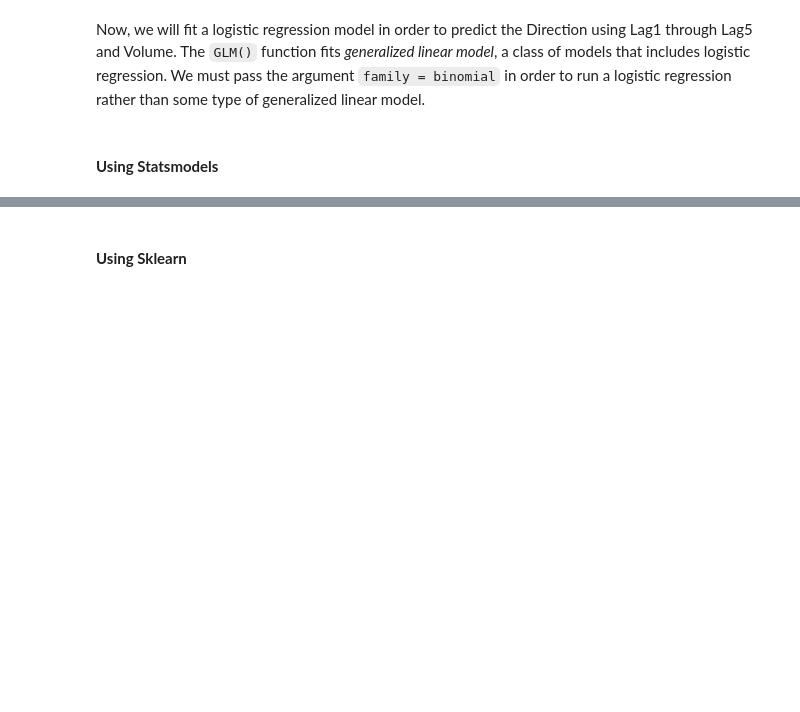
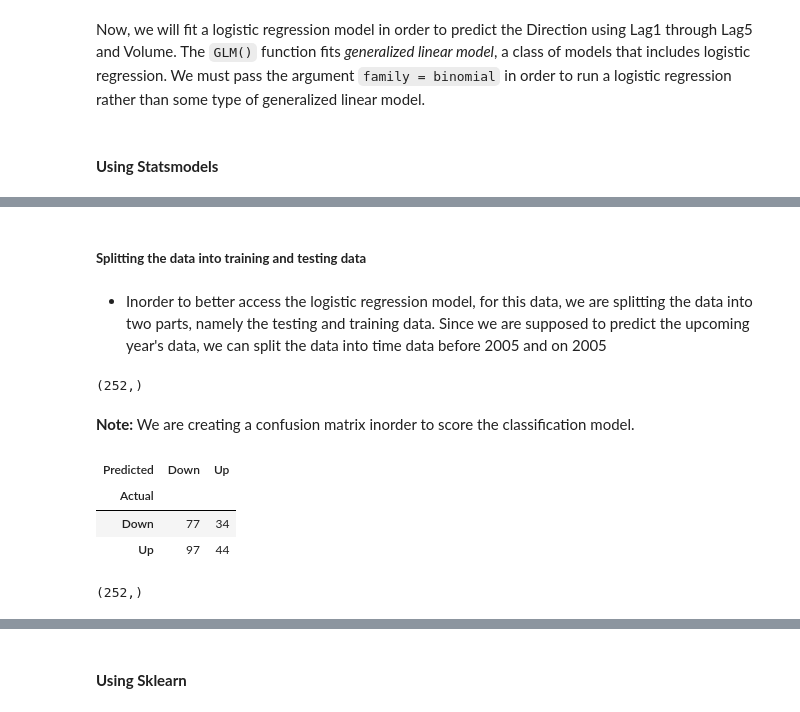
Before and after one commit to Revanthshalon/Machine-Learning, a Jupyter notebook: An Introduction to Statistical Learning/Unit 4 - Classification/Unit 4 Lab & Exercises.ipynb, the cells around one changed output, grey strips where cells are left out. Drawn from its saved outputs; the diff is of its cells as text; code cells hidden in the pictures; blank space fills up the shorter version.

```diff
--- a/An Introduction to Statistical Learning/Unit 4 - Classification/Unit 4 Lab & Exercises.ipynb
+++ b/An Introduction to Statistical Learning/Unit 4 - Classification/Unit 4 Lab & Exercises.ipynb
@@ -136,0 +156,4 @@ dtype: float64
+# %% [markdown]
+##### **Splitting the data into training and testing data**
+# %% [markdown]
+- Inorder to better access the logistic regression model, for this data, we are splitting the data into two parts, namely the testing and training data. Since we are supposed to predict the upcoming year's data, we can split the data into time data before 2005 and on 2005
@@ -136,0 +163,31 @@ dtype: float64
+# %%
+X_train = train_data[['Lag1','Lag2','Lag3','Lag4','Lag5','Volume']]
+X_train = sm.add_constant(X_train) # Adding a constant for intercept value
+y_train = train_data['Direction_Encoded']
+X_test =  test_data[['Lag1','Lag2','Lag3','Lag4','Lag5','Volume']]
+X_test = sm.add_constant(X_test)
+y_test = test_data['Direction_Encoded']
+# %%
+y_test.shape
+# %% [output]
+(252,)
+# %%
+model = sm.GLS(y_train,X_train,family=sm.families.Binomial()).fit()
+# %%
+y_pred = model.predict(X_test)
+# %% [markdown]
+**Note:** We are creating a confusion matrix inorder to score the classification model.
+# %%
+conf_mat = pd.DataFrame({'Actual':y_test,'Predicted':y_pred>0.5})
+conf_mat.replace(to_replace={1:'Up',0:'Down','True':'Up','False':'Down'},inplace=True)
+conf_mat = conf_mat.groupby(['Actual','Predicted']).size().unstack('Predicted')
+conf_mat
+# %% [output]
+| Predicted | Down | Up |
+| Actual |  |  |
+| Down | 77 | 34 |
+| Up | 97 | 44 |
+# %%
+y_pred.shape
+# %% [output]
+(252,)
```
Also changed, not shown: parts of 83 cells of this notebook.
